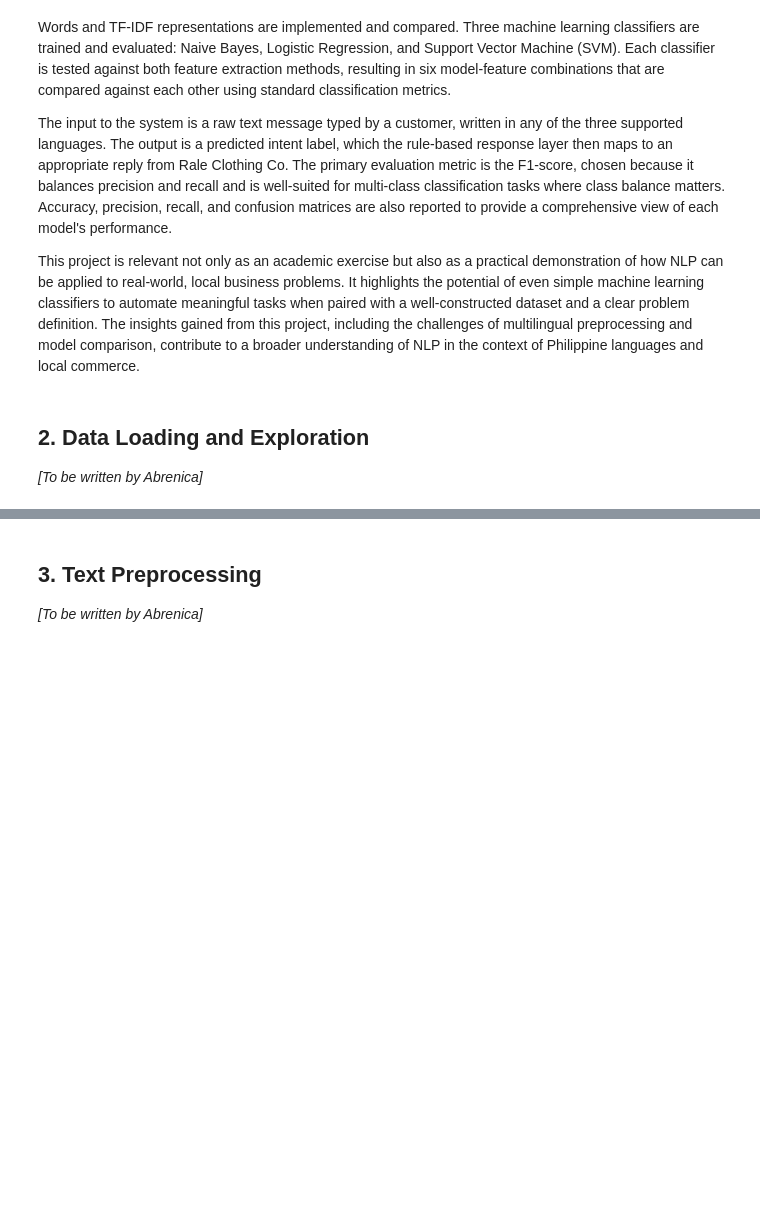
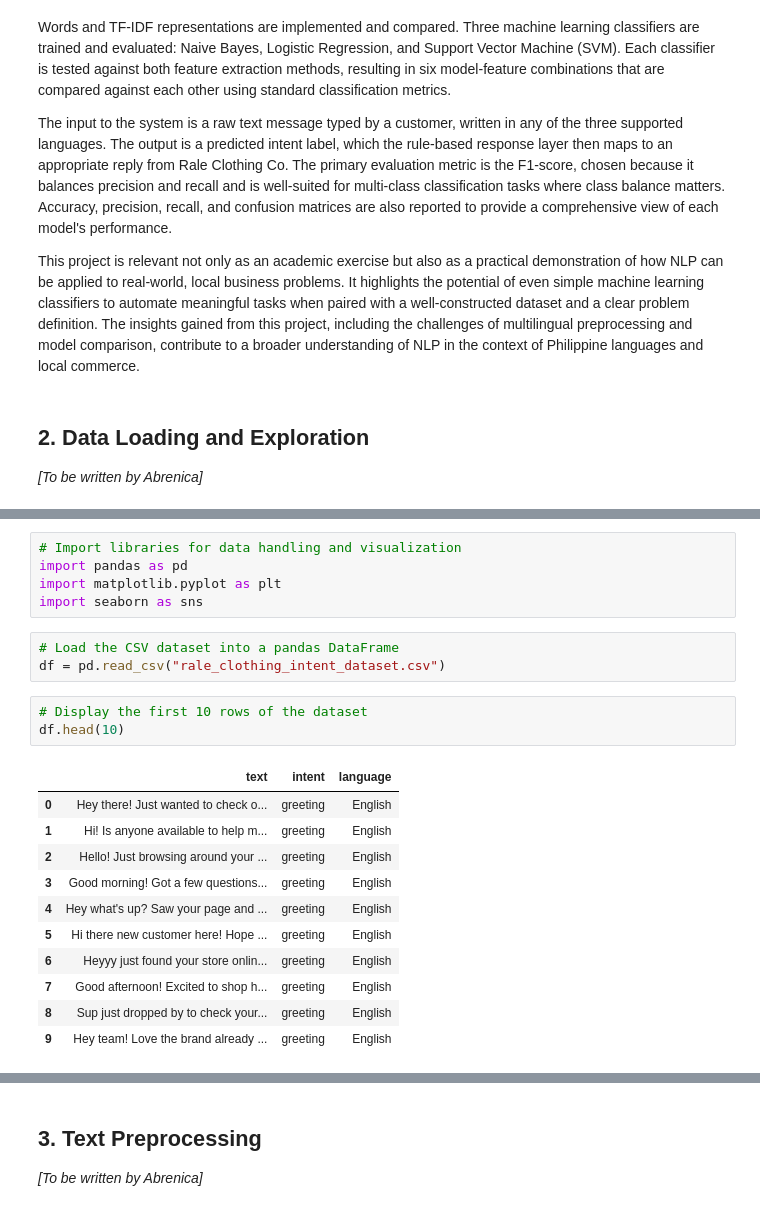
Before and after one commit to CTRL-JUJU/rale.cco-chatbot, a Jupyter notebook: rale_cco_chatbot.ipynb, the cells around one changed output, grey strips where cells are left out. Saved outputs shown, nothing was run; the diff lists cells and outputs as text; blank space fills up the shorter version.

```diff
--- a/rale_cco_chatbot.ipynb
+++ b/rale_cco_chatbot.ipynb
@@ -78,0 +83,23 @@ commerce.
+# %%
+# Import libraries for data handling and visualization
+import pandas as pd
+import matplotlib.pyplot as plt
+import seaborn as sns
+# %%
+# Load the CSV dataset into a pandas DataFrame
+df = pd.read_csv("rale_clothing_intent_dataset.csv")
+# %%
+# Display the first 10 rows of the dataset
+df.head(10)
+# %% [output]
+|  | text | intent | language |
+| 0 | Hey there! Just wanted to check o... | greeting | English |
+| 1 | Hi! Is anyone available to help m... | greeting | English |
+| 2 | Hello! Just browsing around your ... | greeting | English |
+| 3 | Good morning! Got a few questions... | greeting | English |
+| 4 | Hey what's up? Saw your page and ... | greeting | English |
+| 5 | Hi there new customer here! Hope ... | greeting | English |
+| 6 | Heyyy just found your store onlin... | greeting | English |
+| 7 | Good afternoon! Excited to shop h... | greeting | English |
+| 8 | Sup just dropped by to check your... | greeting | English |
+| 9 | Hey team! Love the brand already ... | greeting | English |
```
Also changed, not shown: parts of 22 cells of this notebook, 1 other file.
